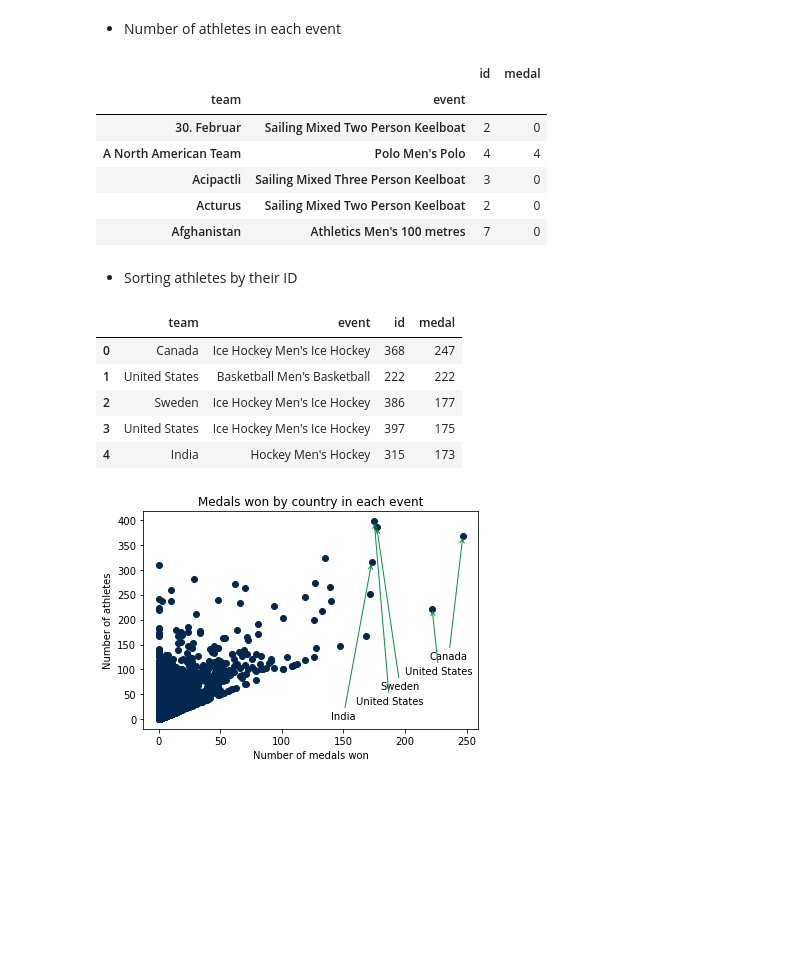
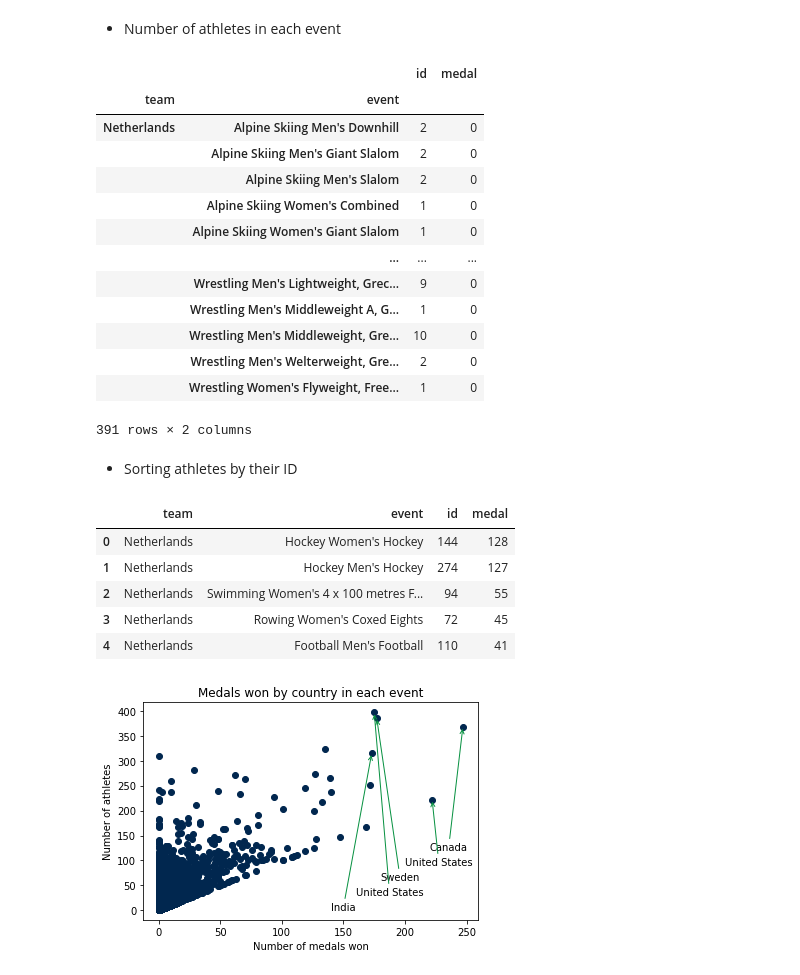
Before and after one commit to medamineBH1/projetDA, a Jupyter notebook: Olympique.ipynb, the cells around one changed output. Cells and saved outputs as stored; diff of their text form; code cells hidden in the pictures; blank space fills up the shorter version.

Commit message:
data

```diff
--- a/Olympique.ipynb
+++ b/Olympique.ipynb
@@ -81,16 +81,23 @@ Name: medal, dtype: int64
 # %% [markdown]
 * Number of athletes in each event
 # %%
-athletes= data.groupby(['team','event']).agg({'id':'count','medal':'count'})
-athletes.head()
+athletes= netherland_data.groupby(['team','event']).agg({'id':'count','medal':'count'})
+athletes
 # %% [output]
 |  |  | id | medal |
 | team | event |  |  |
-| 30. Februar | Sailing Mixed Two Person Keelboat | 2 | 0 |
-| A North American Team | Polo Men's Polo | 4 | 4 |
-| Acipactli | Sailing Mixed Three Person Keelboat | 3 | 0 |
-| Acturus | Sailing Mixed Two Person Keelboat | 2 | 0 |
-| Afghanistan | Athletics Men's 100 metres | 7 | 0 |
+| Netherlands | Alpine Skiing Men's Downhill | 2 | 0 |
+|  | Alpine Skiing Men's Giant Slalom | 2 | 0 |
+|  | Alpine Skiing Men's Slalom | 2 | 0 |
+|  | Alpine Skiing Women's Combined | 1 | 0 |
+|  | Alpine Skiing Women's Giant Slalom | 1 | 0 |
+|  | ... | ... | ... |
+|  | Wrestling Men's Lightweight, Grec... | 9 | 0 |
+|  | Wrestling Men's Middleweight A, G... | 1 | 0 |
+|  | Wrestling Men's Middleweight, Gre... | 10 | 0 |
+|  | Wrestling Men's Welterweight, Gre... | 2 | 0 |
+|  | Wrestling Women's Flyweight, Free... | 1 | 0 |
+391 rows × 2 columns
 # %% [markdown]
 * Sorting athletes by their ID
 # %%
@@ -98,11 +105,11 @@ sorted_athletes = athletes.sort_values('medal',ascending=False).head().reset_ind
 sorted_athletes
 # %% [output]
 |  | team | event | id | medal |
-| 0 | Canada | Ice Hockey Men's Ice Hockey | 368 | 247 |
-| 1 | United States | Basketball Men's Basketball | 222 | 222 |
-| 2 | Sweden | Ice Hockey Men's Ice Hockey | 386 | 177 |
-| 3 | United States | Ice Hockey Men's Ice Hockey | 397 | 175 |
-| 4 | India | Hockey Men's Hockey | 315 | 173 |
+| 0 | Netherlands | Hockey Women's Hockey | 144 | 128 |
+| 1 | Netherlands | Hockey Men's Hockey | 274 | 127 |
+| 2 | Netherlands | Swimming Women's 4 x 100 metres F... | 94 | 55 |
+| 3 | Netherlands | Rowing Women's Coxed Eights | 72 | 45 |
+| 4 | Netherlands | Football Men's Football | 110 | 41 |
 # %%
 import matplotlib.pyplot as plt
 fig,ax=plt.subplots()
```
